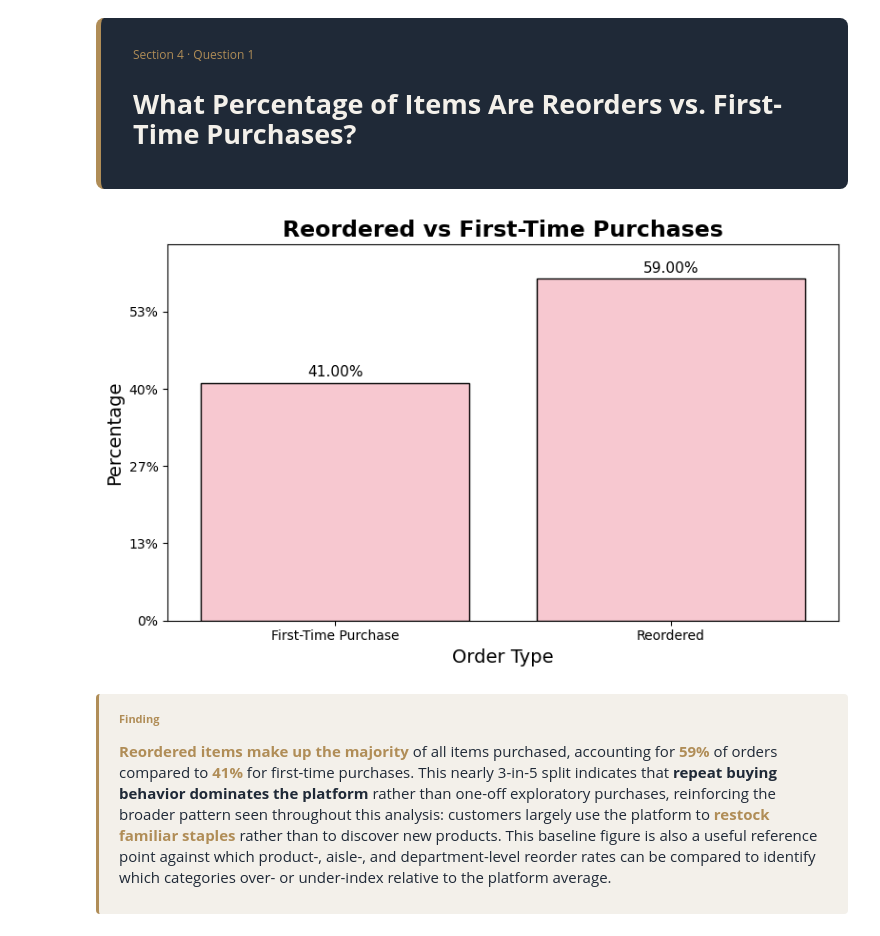
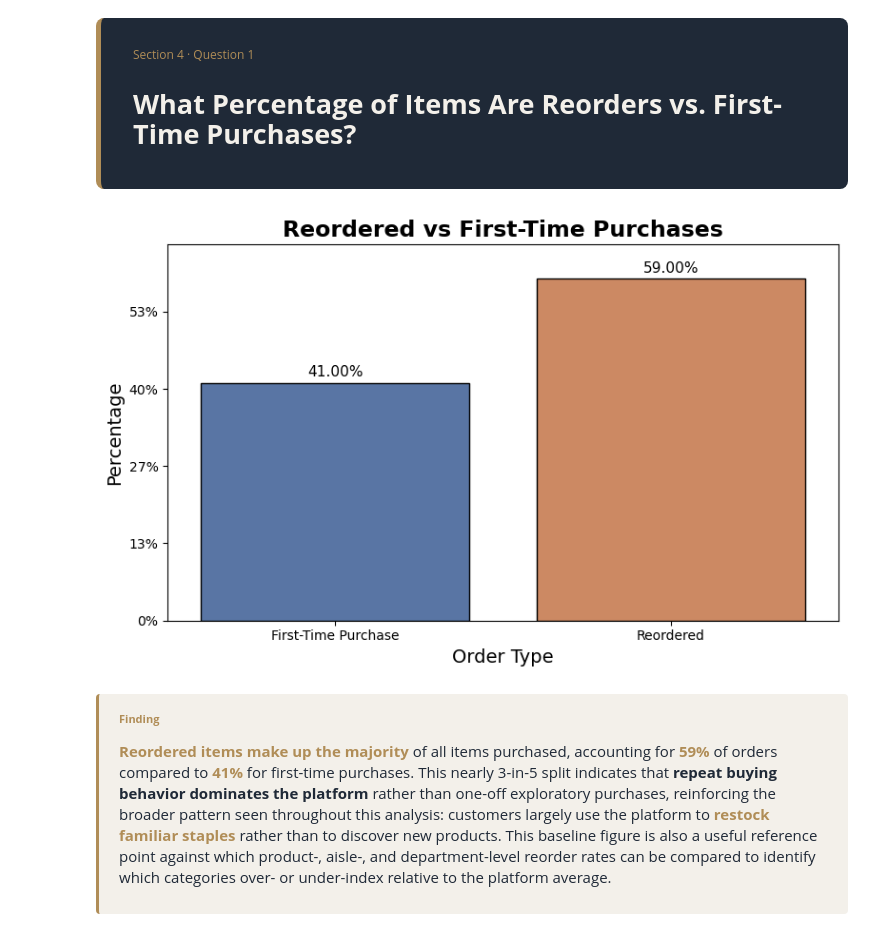
Before and after one commit to BhaskarMishra05/INSTAMART, a Jupyter notebook: src/Notebooks/instamart-ipnb(1).ipynb, the cells around one changed output. Drawn from its saved outputs; the diff is of its cells as text; code cells hidden in the pictures.

```diff
--- a/src/Notebooks/instamart-ipnb(1).ipynb
+++ b/src/Notebooks/instamart-ipnb(1).ipynb
@@ -522,12 +522,12 @@ reordered_aisle_least = merged_order_products_department_aisles.groupby('aisle')
 reordered_aisle_least.columns = ['aisle','frequency']
 
 fig, ax = plt.subplots(1,2,figsize=(18,6))
-sns.barplot(y='aisle',x='frequency', data = reordered_aisle_largest, ax=ax[0], color='pink', edgecolor='black')
+sns.barplot(y='aisle',x='frequency', data = reordered_aisle_largest, ax=ax[0], color='yellow', edgecolor='black')
 ax[0].xaxis.set_major_formatter(plt.FuncFormatter(lambda x,p: f'{(x*100):,.0f} %'))
 for i, bar in enumerate(ax[0].patches):
     width = bar.get_width()
     ax[0].text(
-        width * 1.009,
+        width + reordered_aisle_largest['frequency'].max()*0.01,
         bar.get_y() + bar.get_height()/1.5,
         f'{(width * 100):,.0f} %',
         ha = 'left', va='bottom',
@@ -537,12 +537,12 @@ ax[0].set_xlim(0, reordered_aisle_largest['frequency'].max()*1.1)
 ax[0].set_xlabel('Percentage %', fontsize = 14)
 ax[0].set_ylabel('Aisle', fontsize = 14)
 ax[0].set_title('Top 10 Most Reordered Aisle', fontsize = 17)
-sns.barplot(y='aisle',x='frequency', data = reordered_aisle_least, ax=ax[1], color='lightgreen', edgecolor='black')
+sns.barplot(y='aisle',x='frequency', data = reordered_aisle_least, ax=ax[1], color='red', edgecolor='black')
 ax[1].xaxis.set_major_formatter(plt.FuncFormatter(lambda x,p: f'{(x*100):,.0f} %'))
 for i, bar in enumerate(ax[1].patches):
     width = bar.get_width()
     ax[1].text(
-        width * 1.009,
+        width + reordered_aisle_least['frequency'].max()*0.01,
         bar.get_y() + bar.get_height()/1.5,
         f'{(width * 100):,.0f} %',
         ha = 'left', va='bottom',
@@ -582,13 +582,13 @@ reordered_department_largest.columns = ['department','frequency']
 reordered_department_least = merged_order_products_department_aisles.groupby('department')['reordered'].mean().sort_values().head(10).reset_index()
 reordered_department_least.columns = ['department','frequency']
 
-fig, ax = plt.subplots(1,2,figsize=(18,6))
-sns.barplot(y='department',x='frequency', data = reordered_department_largest, ax=ax[0], color='pink', edgecolor='black')
+fig, ax = plt.subplots(1,2,figsize=(20,6))
+sns.barplot(y='department',x='frequency', data = reordered_department_largest, ax=ax[0], color='red', edgecolor='black')
 ax[0].xaxis.set_major_formatter(plt.FuncFormatter(lambda x,p: f'{(x*100):,.0f} %'))
 for i, bar in enumerate(ax[0].patches):
     width = bar.get_width()
     ax[0].text(
-        width * 1.001,
+        width + reordered_department_largest['frequency'].max()*0.01,
         bar.get_y() + bar.get_height()/1.5,
         f'{(width * 100):,.0f} %',
         ha = 'left', va='bottom',
@@ -600,12 +600,12 @@ ax[0].set_ylabel('Departments', fontsize = 14)
 ax[0].set_title('Top 10 Most Reordered Departments', fontsize = 17
 
                )
-sns.barplot(y='department',x='frequency', data = reordered_department_least, ax=ax[1], color='lightgreen', edgecolor='black')
+sns.barplot(y='department',x='frequency', data = reordered_department_least, ax=ax[1], color='blue', edgecolor='black')
 ax[1].xaxis.set_major_formatter(plt.FuncFormatter(lambda x,p: f'{(x*100):,.0f} %'))
 for i, bar in enumerate(ax[1].patches):
     width = bar.get_width()
     ax[1].text(
-        width * 1.001,
+        width + reordered_department_least['frequency'].max()*0.01,
         bar.get_y() + bar.get_height()/1.5,
         f'{(width * 100):,.0f} %',
         ha = 'left', va='bottom',
@@ -820,20 +820,20 @@ days_map = {
 }
 most_ordered_days['order_dow'] = most_ordered_days['order_dow'].map(days_map)
 plt.figure(figsize=(10,5))
-ax = sns.barplot(x='order_dow',y='count',data = most_ordered_days, color='pink', edgecolor='black')
+ax = sns.barplot(x='order_dow',y='count',data = most_ordered_days, palette='magma', edgecolor='black')
 ax.set_ylim(0, most_ordered_days['count'].max()*1.1)
 ax.yaxis.set_major_formatter(plt.FuncFormatter(lambda x,p:f'{(x/1_000_000):,.2f} Mil'))
 for i , bar in enumerate(ax.patches):
     height = bar.get_height()
     plt.text(
         bar.get_x() + bar.get_width()/2,
-        height * 1.01,
+        height + most_ordered_days['count'].max() * 0.01,
         f'{(height/1_000_000):,.2f} Mil',
         ha='center', va='bottom',
         fontsize=10
     )
 
-ax.set_title('Most Busiest Days of the Week', fontsize=17, fontweight='bold')
+ax.set_title('Most Busy Days of the Week', fontsize=17, fontweight='bold')
 ax.set_xlabel('Days', fontsize=14)
 ax.set_ylabel('Frequency', fontsize=14)
 plt.tight_layout()
@@ -862,7 +862,7 @@ plt.show()
 # %%
 most_busy_days = order_merge_prior.groupby('order_hour_of_day')['product_id'].count().reset_index(name='count').sort_values(by='count',ascending=False)
 plt.figure(figsize=(16,5))
-ax = sns.barplot(data = most_busy_days, x = 'order_hour_of_day', y= 'count', color='pink', edgecolor='black')
+ax = sns.barplot(data = most_busy_days, x = 'order_hour_of_day', y= 'count', color='orange', edgecolor='black')
 ax.set_ylim(0, most_busy_days['count'].max()*1.1)
 ax.yaxis.set_major_formatter(plt.FuncFormatter(lambda x,p: f'{(x/1_000_000):,.2f} Mil'))
 for i, bar in enumerate(ax.patches):
@@ -947,26 +947,26 @@ plt.show()
 # %%
 reorder_status_count = order_products_prior.groupby('reordered')['product_id'].count().reset_index(name='frequency')
 plt.figure(figsize=(8,5))
-ax = sns.barplot(data=reorder_status_count, x='reordered', y='frequency', color='pink', edgecolor='black')
+ax = sns.barplot(data=reorder_status_count, x='reordered', y='frequency', palette='deep', edgecolor='black')
 ax.set_ylim(0, reorder_status_count['frequency'].max()*1.1)
 ax.yaxis.set_major_formatter(plt.FuncFormatter(lambda x,p: f'{(x/reorder_status_count["frequency"].sum())*100:,.0f}%'))
 for i, bar in enumerate(ax.patches):
     height = bar.get_height()
     plt.text(
         bar.get_x() + bar.get_width()/2,
         height + reorder_status_count['frequency'].max() * 0.01,
         f'{(height/reorder_status_count["frequency"].sum())*100:,.2f}%',
         ha='center', va='bottom',
         fontsize=11
     )
 ax.set_xticklabels(['First-Time Purchase', 'Reordered'])
 ax.set_title('Reordered vs First-Time Purchases', fontsize=17, fontweight='bold')
 ax.set_xlabel('Order Type', fontsize=14)
 ax.set_ylabel('Percentage', fontsize=14)
 plt.tight_layout()
 plt.show()
 # %% [output]
-[figure, old version]
+[figure, new version]
 # %% [markdown]
 <div style="background-color: #f3f0ea; border-left: 3px solid #b08d57; border-radius: 4px; padding: 14px 20px; margin: 16px 0;">
   <p style="margin: 0 0 6px 0; color: #b08d57; font-family: 'Georgia', serif; font-size: 11px; letter-spacing: 2.5px; text-transform: uppercase; font-weight: 700;">
```
Also changed, not shown: parts of 14 cells of this notebook.
